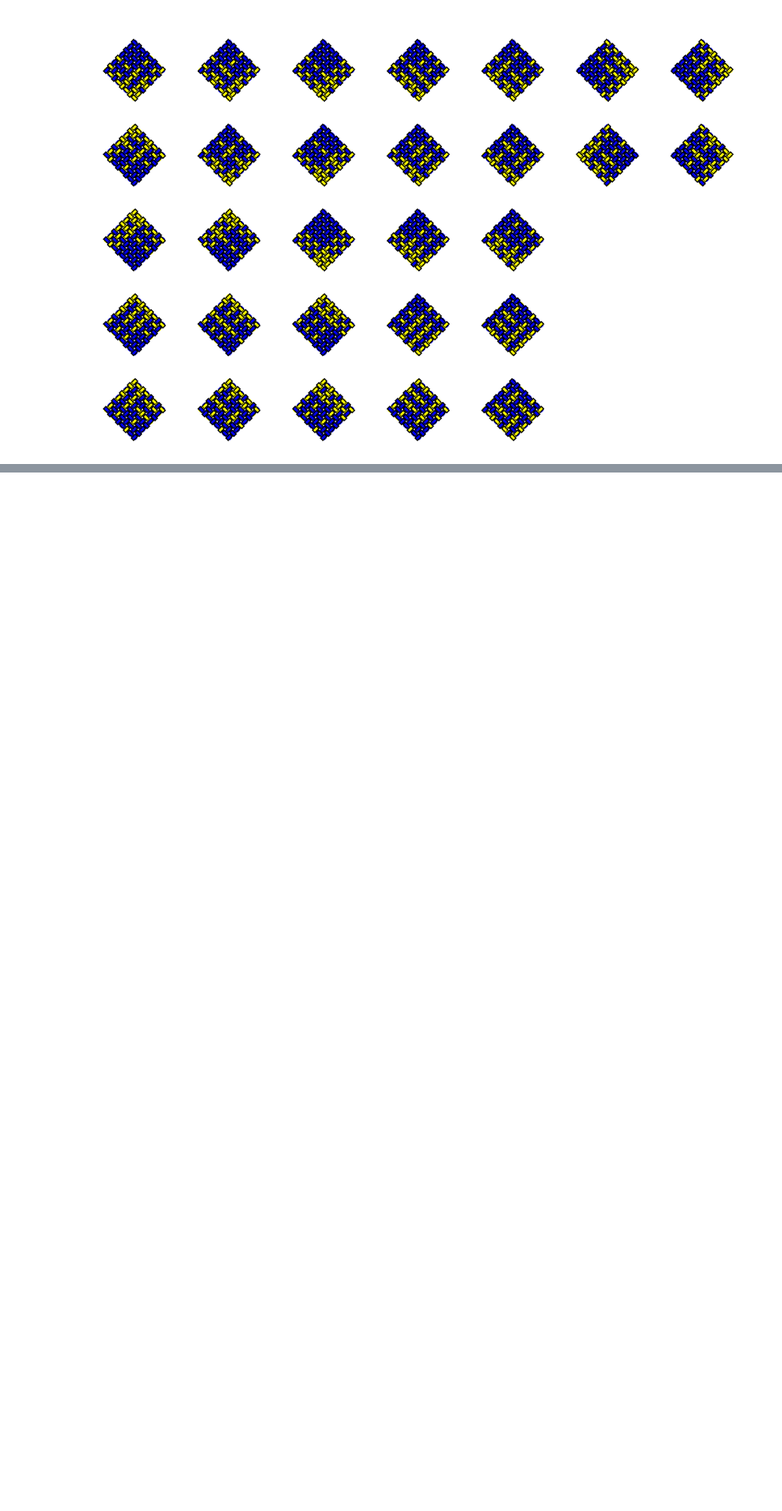
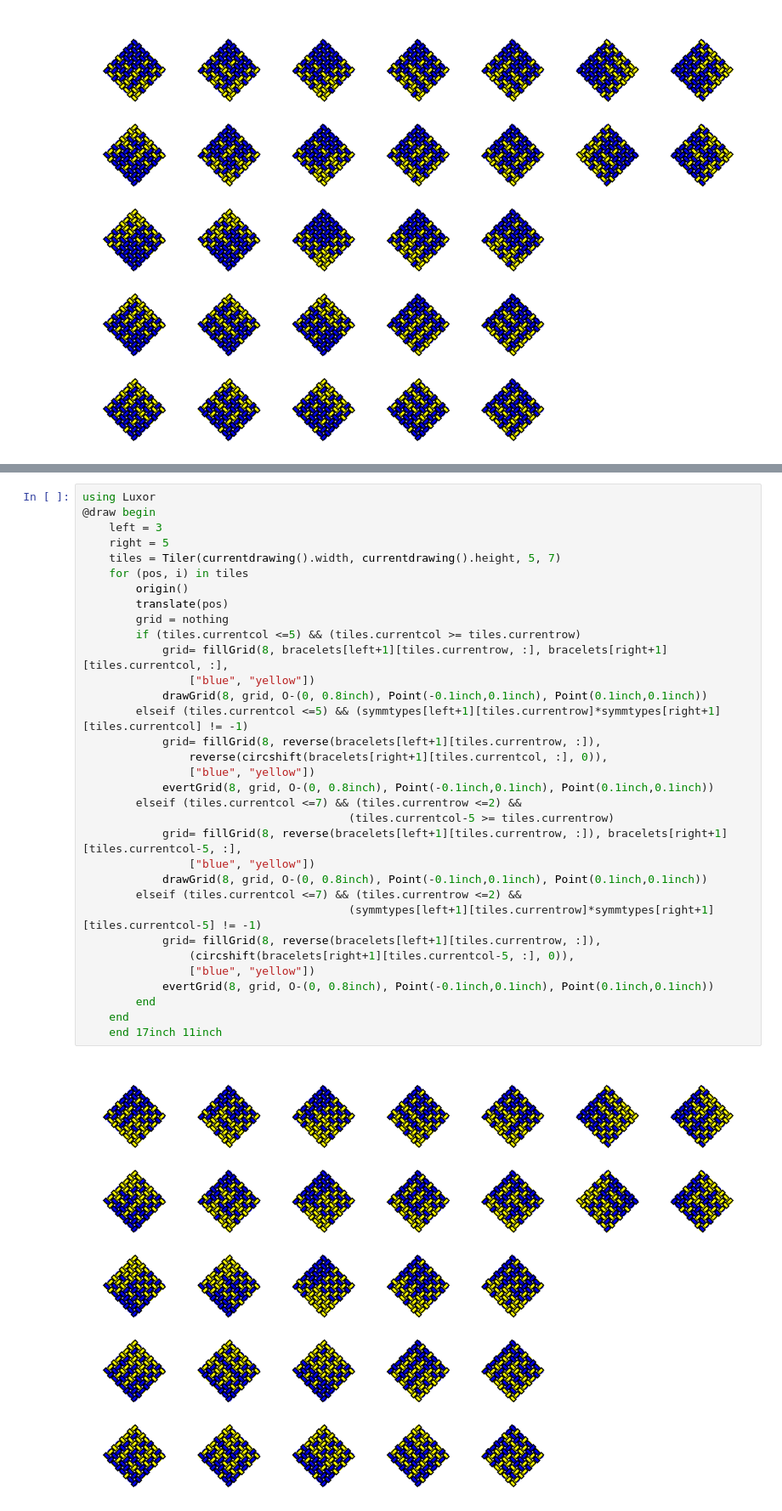
Before and after one commit to joshuarbholden/kumihimo, a Jupyter notebook: naiki_draw.ipynb, the cells around one changed output, grey strips where cells are left out. Shown at 85% size. Cells and saved outputs as stored; diff of their text form; blank space fills up the shorter version.

```diff
--- a/naiki_draw.ipynb
+++ b/naiki_draw.ipynb
@@ -500,0 +503,35 @@ using Luxor
+# %%
+using Luxor
+@draw begin
+    left = 3
+    right = 5
+    tiles = Tiler(currentdrawing().width, currentdrawing().height, 5, 7)
+    for (pos, i) in tiles
+        origin()
+        translate(pos)
+        grid = nothing
+        if (tiles.currentcol <=5) && (tiles.currentcol >= tiles.currentrow)
+            grid= fillGrid(8, bracelets[left+1][tiles.currentrow, :], bracelets[right+1][tiles.currentcol, :],
+                ["blue", "yellow"])
+            drawGrid(8, grid, O-(0, 0.8inch), Point(-0.1inch,0.1inch), Point(0.1inch,0.1inch))
+        elseif (tiles.currentcol <=5) && (symmtypes[left+1][tiles.currentrow]*symmtypes[right+1][tiles.currentcol] != -1)
+            grid= fillGrid(8, reverse(bracelets[left+1][tiles.currentrow, :]),
+                reverse(circshift(bracelets[right+1][tiles.currentcol, :], 0)),
+                ["blue", "yellow"])
+            evertGrid(8, grid, O-(0, 0.8inch), Point(-0.1inch,0.1inch), Point(0.1inch,0.1inch))
+        elseif (tiles.currentcol <=7) && (tiles.currentrow <=2) &&
+                                        (tiles.currentcol-5 >= tiles.currentrow)
+            grid= fillGrid(8, reverse(bracelets[left+1][tiles.currentrow, :]), bracelets[right+1][tiles.currentcol-5, :],
+                ["blue", "yellow"])
+            drawGrid(8, grid, O-(0, 0.8inch), Point(-0.1inch,0.1inch), Point(0.1inch,0.1inch))
+        elseif (tiles.currentcol <=7) && (tiles.currentrow <=2) &&
+                                        (symmtypes[left+1][tiles.currentrow]*symmtypes[right+1][tiles.currentcol-5] != -1)
+            grid= fillGrid(8, reverse(bracelets[left+1][tiles.currentrow, :]),
+                (circshift(bracelets[right+1][tiles.currentcol-5, :], 0)),
+                ["blue", "yellow"])
+            evertGrid(8, grid, O-(0, 0.8inch), Point(-0.1inch,0.1inch), Point(0.1inch,0.1inch))
+        end
+    end
+    end 17inch 11inch
+# %% [output]
+[figure, added]
```
Also changed, not shown: parts of 1 cell of this notebook.
